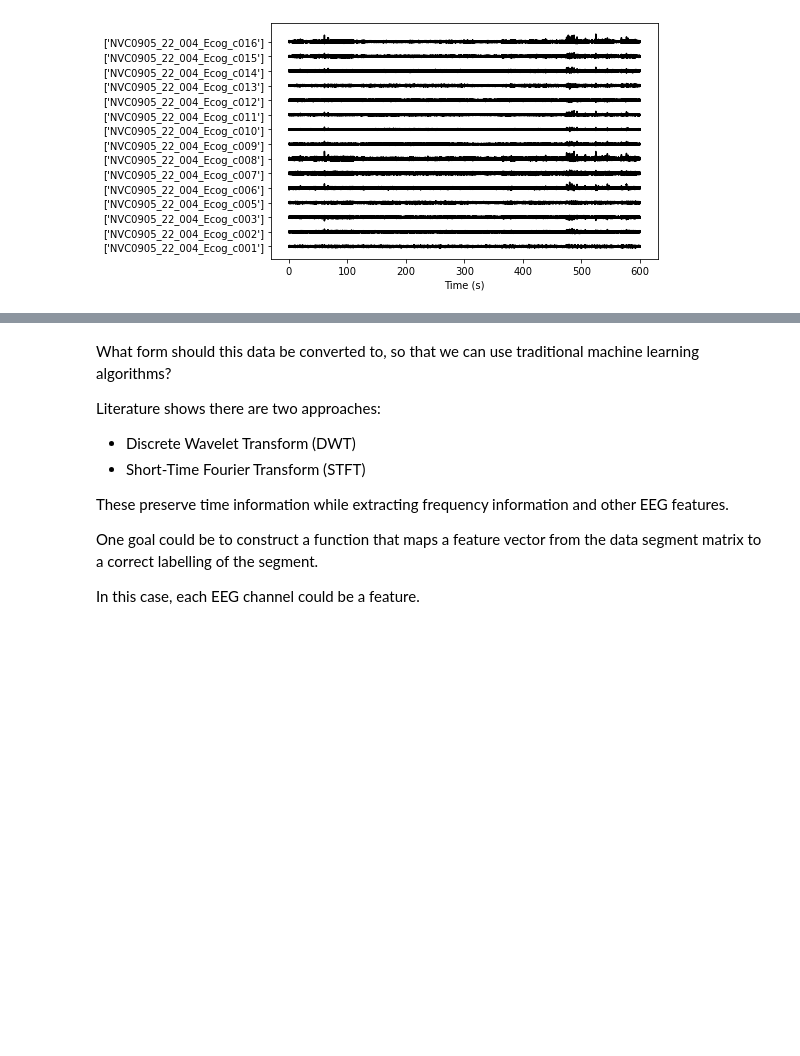
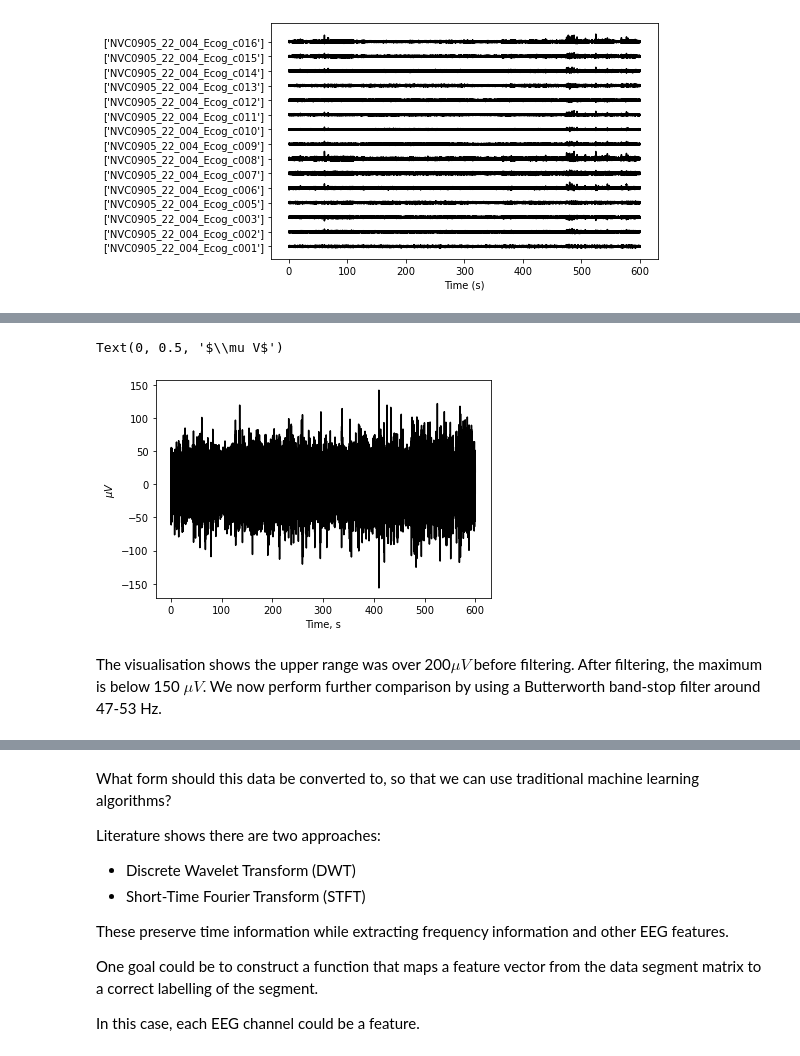
Before and after one commit to samisnotinsane/aes-kaggle-seizure-prediction, a Jupyter notebook: pre_process_signal.ipynb, the cells around one changed output, grey strips where cells are left out. Saved outputs shown, nothing was run; the diff lists cells and outputs as text; code cells hidden in the pictures; blank space fills up the shorter version.

```diff
--- a/pre_process_signal.ipynb
+++ b/pre_process_signal.ipynb
@@ -71,0 +124,15 @@ plot_eeg(X_train_mat[0])
+# %%
+b, a = signal.butter(4, [1, 47], btype='bandpass', fs=fs)
+y = signal.lfilter(b, a, x)
+# %%
+# visualise
+N = y.shape[0]
+t = np.arange(0, N) / fs
+plt.plot(t, y, '-', color='k')
+plt.xlabel('Time, s')
+plt.ylabel('$\mu V$')
+# %% [output]
+Text(0, 0.5, '$\\mu V$')
+[figure, added]
+# %% [markdown]
+The visualisation shows the upper range was over 200$\mu V$ before filtering. After filtering, the maximum is below 150 $\mu V$. We now perform further comparison by using a Butterworth band-stop filter around 47-53 Hz.
```
Also changed, not shown: parts of 31 cells of this notebook.
